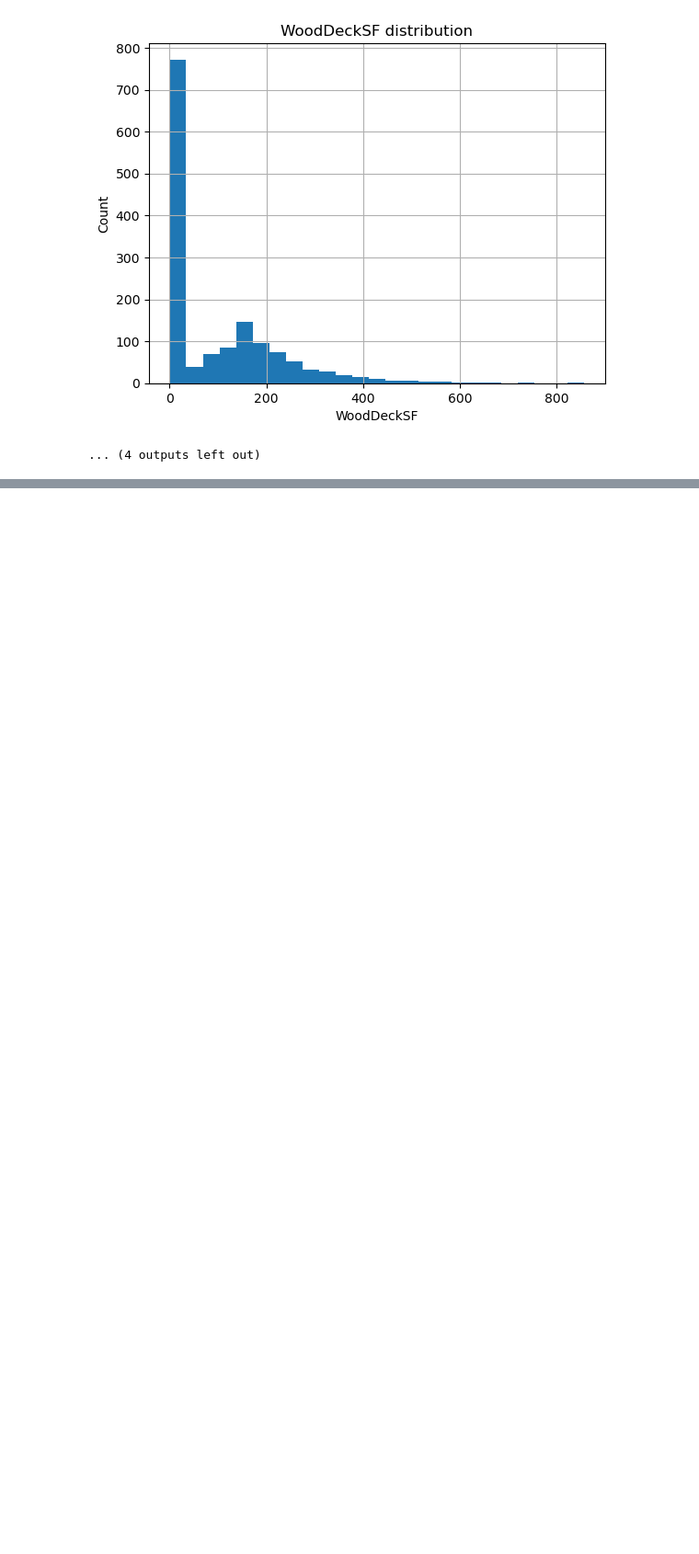
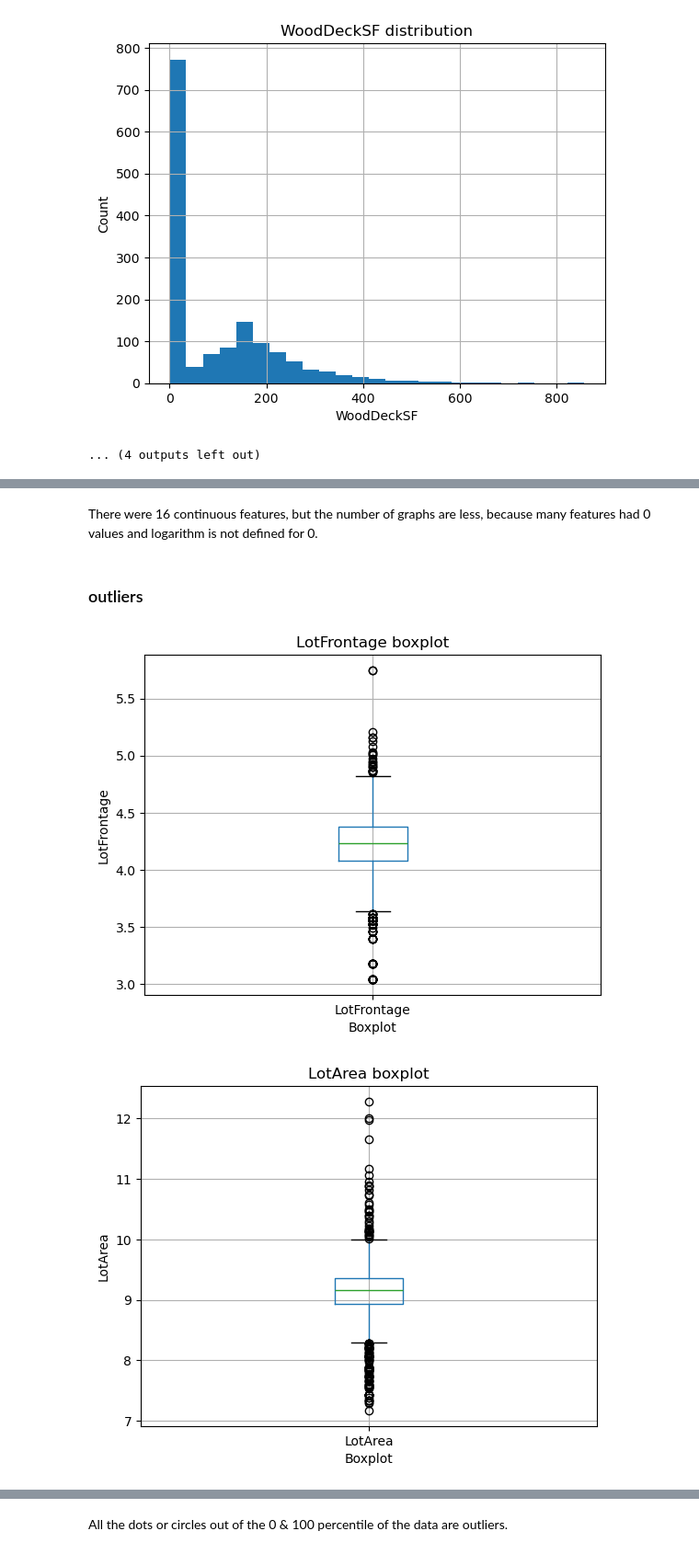
Before and after one commit to kavehnamvar/ML-pipeline-House-price, a Jupyter notebook: 1_EDA.ipynb, the cells around one changed output, grey strips where cells are left out. Shown at 92% size. Cells and saved outputs as stored; diff of their text form; code cells hidden in the pictures; blank space fills up the shorter version.

```diff
--- a/1_EDA.ipynb
+++ b/1_EDA.ipynb
@@ -417,0 +439,20 @@ for feature in continuous_features:
+# %% [markdown]
+There were 16 continuous features, but the number of graphs are less, because many features had 0 values and logarithm is not defined for 0.
+# %% [markdown]
+### outliers
+# %%
+# exploring outliers using box plot
+for feature in continuous_features:
+    data = dataset.copy()
+    if 0 in data[feature].unique():
+        pass
+    else:
+        data[feature] = np.log(data[feature])
+        data.boxplot(column=feature)
+        plt.ylabel(feature)
+        plt.title(f'{feature} boxplot')
+        plt.xlabel('Boxplot')
+        plt.show()
+# %% [output]
+[figure, added]
+[figure, added]
@@ -417,0 +462,2 @@ for feature in continuous_features:
+# %% [markdown]
+All the dots or circles out of the 0 & 100 percentile of the data are outliers.
```
Also changed, not shown: parts of 8 cells of this notebook, 1 other file.
